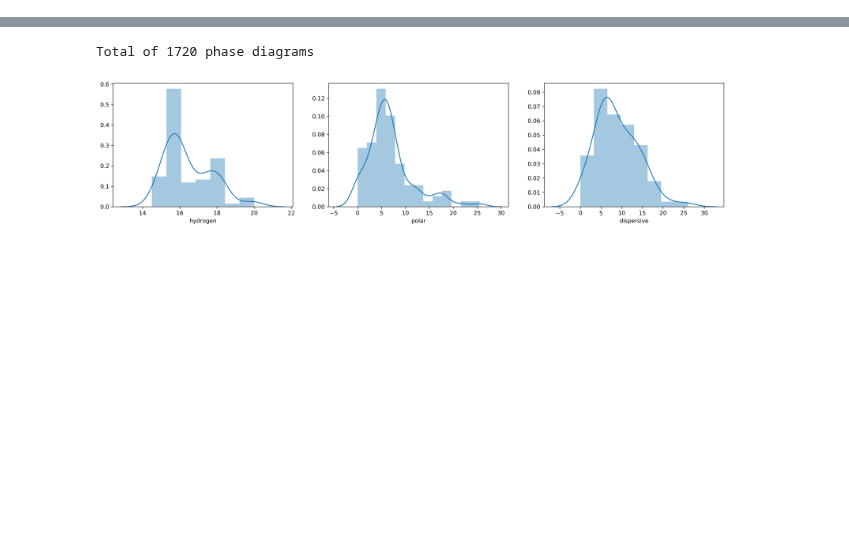
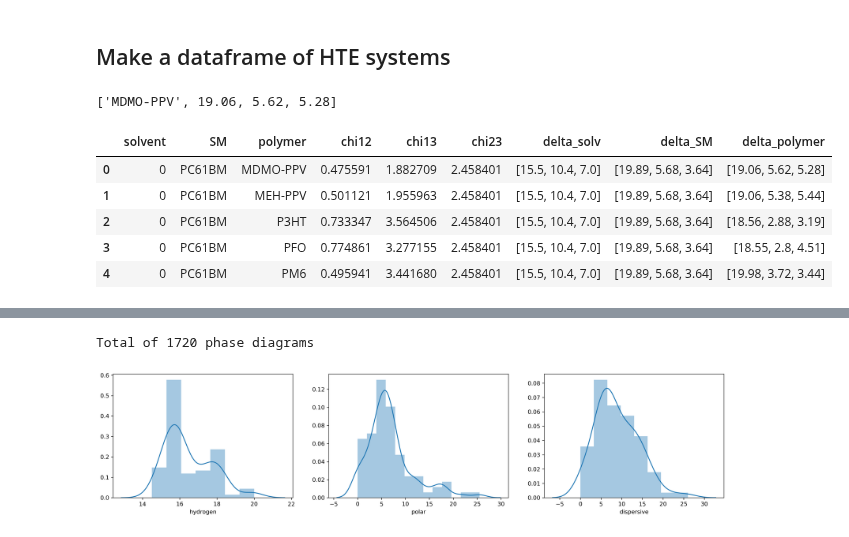
Before and after one commit to kiranvad/polyphase, a Jupyter notebook: notebooks/Extracting parameters for HTP exploration.ipynb, the cells around one changed output, grey strips where cells are left out. Cells and saved outputs as stored; diff of their text form; code cells hidden in the pictures; blank space fills up the shorter version.

```diff
--- a/notebooks/Extracting parameters for HTP exploration.ipynb
+++ b/notebooks/Extracting parameters for HTP exploration.ipynb
@@ -13,0 +17,41 @@ rc('text', usetex=False)
+# %% [markdown]
+## Make a dataframe of HTE systems
+# %%
+solubs = pd.read_pickle('../expts/data/htpdata/solubility.pkl')
+# %%
+solub_sm = solubs['small molecules'].iloc[:,1:5]
+solub_polymer = solubs['polymers'].iloc[:,1:5]
+solub_solvent= solubs['solvents'].rename(columns={"hydrogen": "dispersive", "dispersive": "hydrogen"})
+solub_sm.loc[5]=['Y6',18.37,4.36,4.19]
+solub_polymer.loc[4] = ['PM6',19.98,3.72,3.44]
+# %%
+solub_polymer.loc[0].tolist()
+# %% [output]
+['MDMO-PPV', 19.06, 5.62, 5.28]
+# %%
+from itertools import product
+
+def get_system(indx):
+    delta_solvent = solub_solvent.loc[indx[0]].tolist()
+    delta_sm = solub_sm.loc[indx[1]].tolist()[1:]
+    delta_polymer = solub_polymer.loc[indx[2]].tolist()[1:]
+    chi = get_chi_vector([delta_polymer,delta_sm,delta_solvent], 100, 2)[0]
+    out = [
+        indx[0],solub_sm['name'].loc[indx[1]],solub_polymer['name'].loc[indx[2]],
+        chi[0], chi[1], chi[2],
+        delta_solvent, delta_sm, delta_polymer
+    ]
+
+    return out
+
+axes = [np.arange(0,len(solub_solvent)),np.arange(0,len(solub_sm)),np.arange(0,len(solub_polymer))]
+allsys_df = pd.DataFrame(get_system(i) for i in product(*axes))
+allsys_df.columns =['solvent', 'SM','polymer','chi12','chi13','chi23','delta_solv','delta_SM','delta_polymer']
+allsys_df.head()
+# %% [output]
+|  | solvent | SM | polymer | chi12 | chi13 | chi23 | delta_solv | delta_SM | delta_polymer |
+| 0 | 0 | PC61BM | MDMO-PPV | 0.475591 | 1.882709 | 2.458401 | [15.5, 10.4, 7.0] | [19.89, 5.68, 3.64] | [19.06, 5.62, 5.28] |
+| 1 | 0 | PC61BM | MEH-PPV | 0.501121 | 1.955963 | 2.458401 | [15.5, 10.4, 7.0] | [19.89, 5.68, 3.64] | [19.06, 5.38, 5.44] |
+| 2 | 0 | PC61BM | P3HT | 0.733347 | 3.564506 | 2.458401 | [15.5, 10.4, 7.0] | [19.89, 5.68, 3.64] | [18.56, 2.88, 3.19] |
+| 3 | 0 | PC61BM | PFO | 0.774861 | 3.277155 | 2.458401 | [15.5, 10.4, 7.0] | [19.89, 5.68, 3.64] | [18.55, 2.8, 4.51] |
+| 4 | 0 | PC61BM | PM6 | 0.495941 | 3.441680 | 2.458401 | [15.5, 10.4, 7.0] | [19.89, 5.68, 3.64] | [19.98, 3.72, 3.44] |
```
Also changed, not shown: parts of 6 cells of this notebook, 9 other files.
